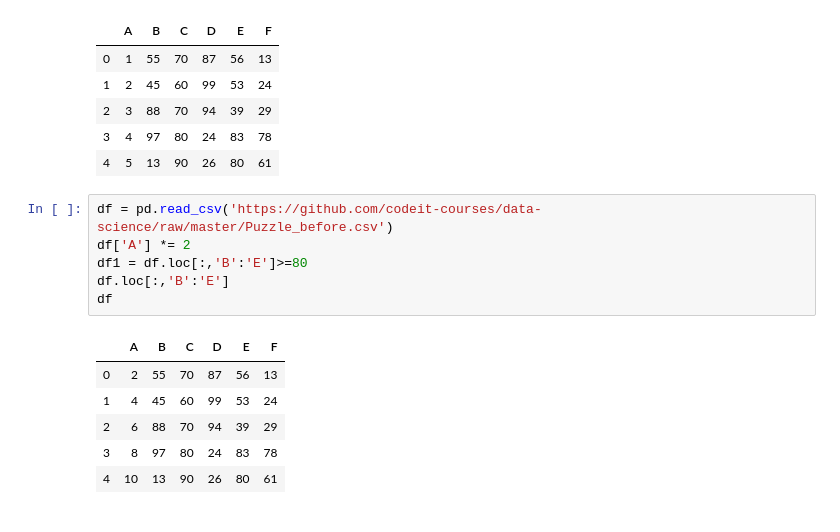
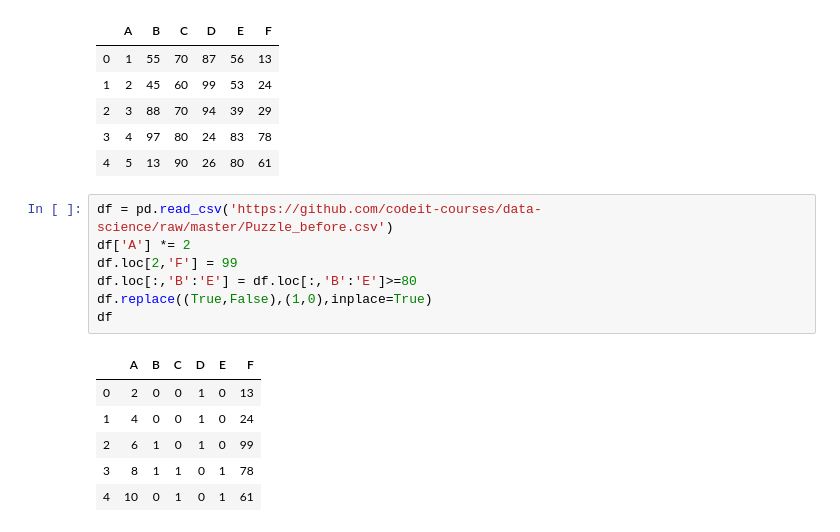
Before and after one commit to woodg1207/TIL, a Jupyter notebook: 99_home_doodle/datascience/04_DataFrame 값쓰기.ipynb, the cells around one changed output. Drawn from its saved outputs; the diff is of its cells as text.

```diff
--- a/99_home_doodle/datascience/04_DataFrame 값쓰기.ipynb
+++ b/99_home_doodle/datascience/04_DataFrame 값쓰기.ipynb
@@ -485,13 +485,14 @@ df
 # %%
 df = pd.read_csv('https://github.com/codeit-courses/data-science/raw/master/Puzzle_before.csv')
 df['A'] *= 2
-df1 = df.loc[:,'B':'E']>=80
-df.loc[:,'B':'E']
+df.loc[2,'F'] = 99
+df.loc[:,'B':'E'] = df.loc[:,'B':'E']>=80
+df.replace((True,False),(1,0),inplace=True)
 df
 # %% [output]
 |  | A | B | C | D | E | F |
-| 0 | 2 | 55 | 70 | 87 | 56 | 13 |
-| 1 | 4 | 45 | 60 | 99 | 53 | 24 |
-| 2 | 6 | 88 | 70 | 94 | 39 | 29 |
-| 3 | 8 | 97 | 80 | 24 | 83 | 78 |
-| 4 | 10 | 13 | 90 | 26 | 80 | 61 |
+| 0 | 2 | 0 | 0 | 1 | 0 | 13 |
+| 1 | 4 | 0 | 0 | 1 | 0 | 24 |
+| 2 | 6 | 1 | 0 | 1 | 0 | 99 |
+| 3 | 8 | 1 | 1 | 0 | 1 | 78 |
+| 4 | 10 | 0 | 1 | 0 | 1 | 61 |
```
Also changed, not shown: 3 other files.
